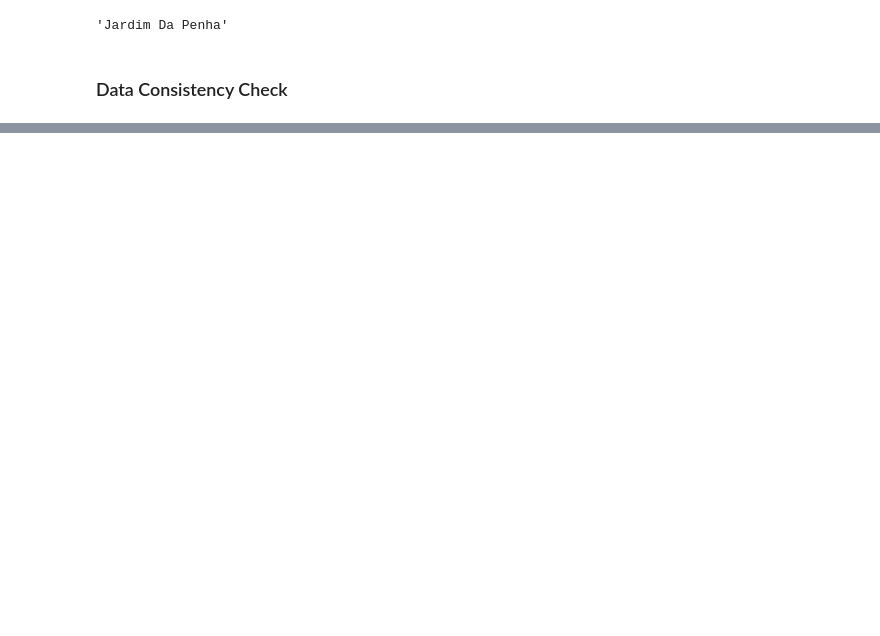
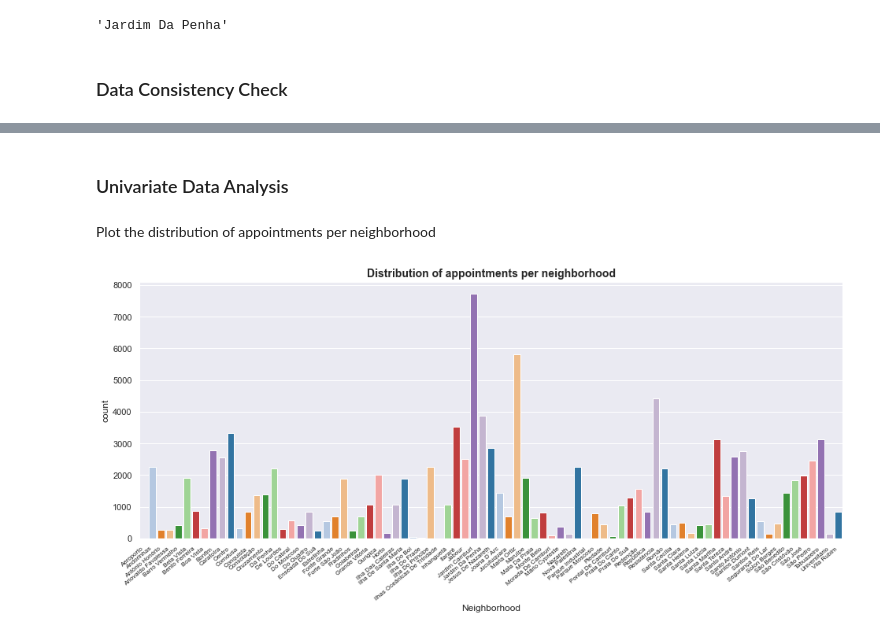
Before and after one commit to skacem/Business-Analytics, a Jupyter notebook: Misc/Medical_appointment_analysis.ipynb, the cells around one changed output, grey strips where cells are left out. Saved outputs shown, nothing was run; the diff lists cells and outputs as text; code cells hidden in the pictures; blank space fills up the shorter version.

```diff
--- a/Misc/Medical_appointment_analysis.ipynb
+++ b/Misc/Medical_appointment_analysis.ipynb
@@ -179,3 +186,4 @@ Now the question is, shouldn't we remove elderly people with handicaps? Maybe, b
 # %%
-df = df[df['Age'] > 14]
+# Remove non consistent ages
+df = df[df['Age'] >= 0]
 df.reindex();
@@ -201,0 +218,12 @@ memory usage: 8.8 MB
+# %% [markdown]
+### Univariate Data Analysis
+# %% [markdown]
+Plot the distribution of appointments per neighborhood
+# %%
+col_pal = sns.color_palette("tab20", n_colors=10)
+sns.set(style='darkgrid', context='notebook', rc={"figure.figsize": (16, 6)})
+g = sns.countplot(data=df, x='Neighborhood', palette=col_pal)
+g.set_xticklabels(g.get_xticklabels(), rotation=40, ha="right", fontsize=8)
+plt.title('Distribution of appointments per neighborhood', fontsize=14, fontweight='bold');
+# %% [output]
+[figure, added]
```
Also changed, not shown: parts of 42 cells of this notebook.
